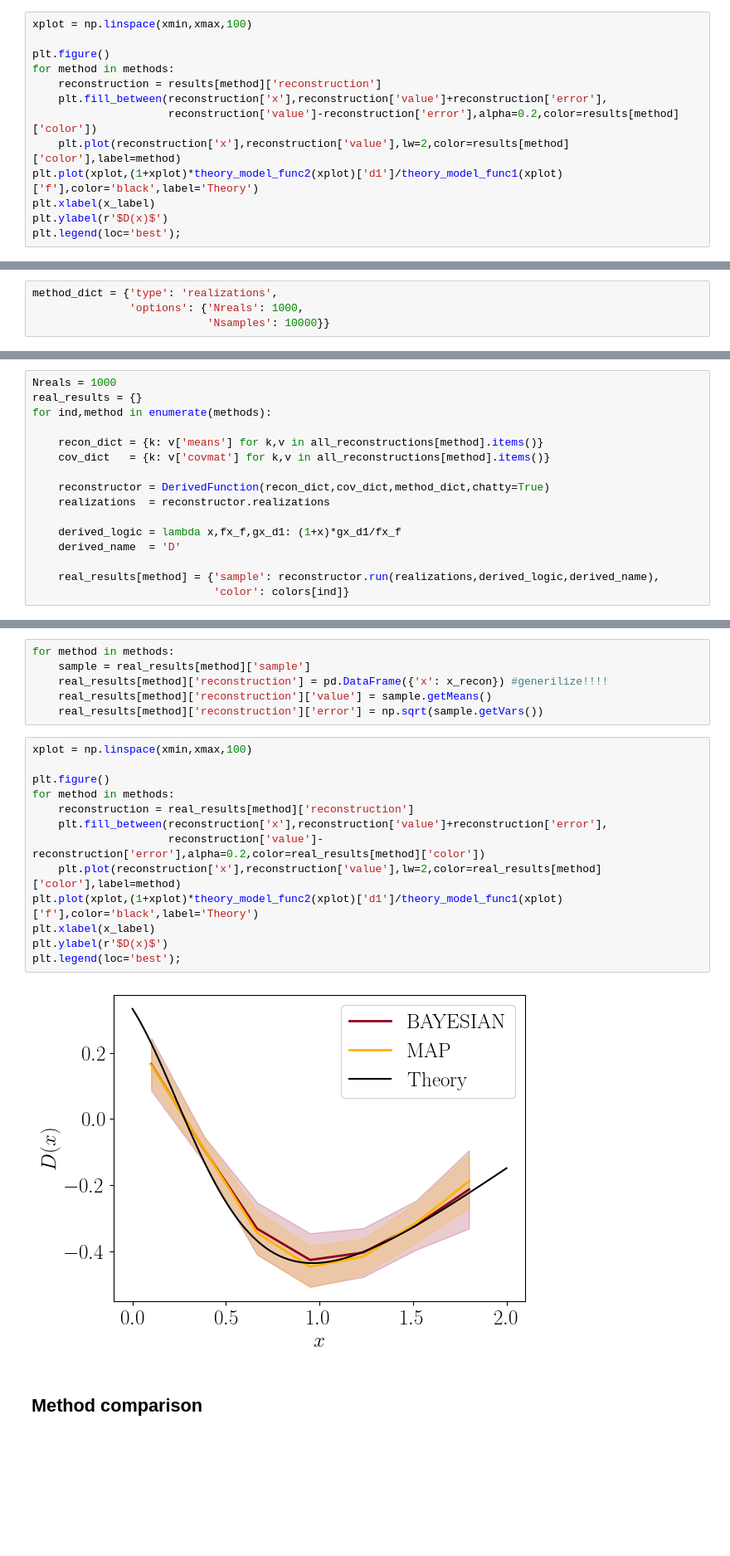
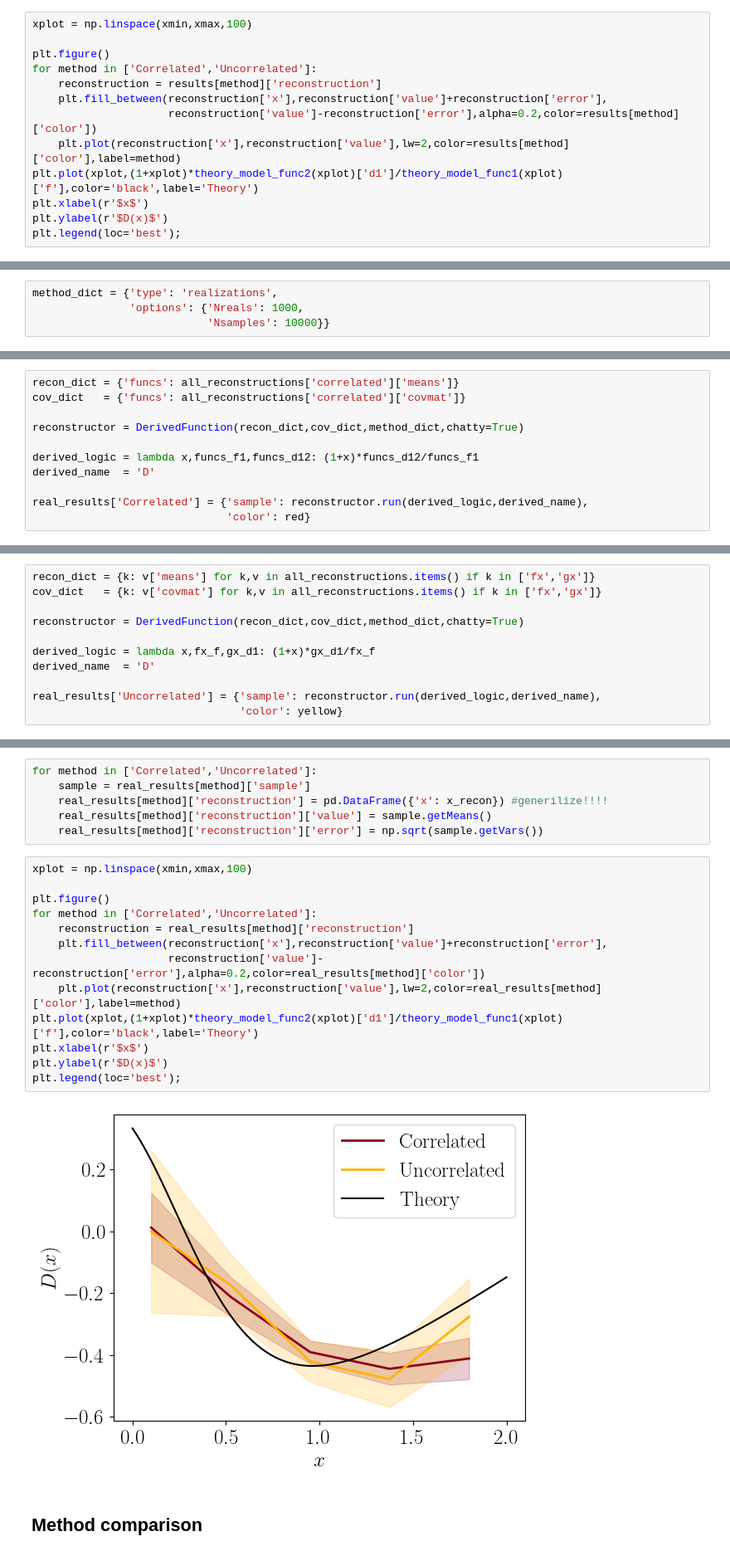
Before and after one commit to matmartinelli/CoRe, a Jupyter notebook: DEMO-derived_reconstruction.ipynb, the cells around one changed output, grey strips where cells are left out. Shown at 83% size. Cells and saved outputs as stored; diff of their text form; blank space fills up the shorter version.

Commit message:
implemented correlated datasets

```diff
--- a/DEMO-derived_reconstruction.ipynb
+++ b/DEMO-derived_reconstruction.ipynb
@@ -376,13 +417,13 @@ for method in methods:
 xplot = np.linspace(xmin,xmax,100)
 
 plt.figure()
-for method in methods:
+for method in ['Correlated','Uncorrelated']:
     reconstruction = results[method]['reconstruction']
     plt.fill_between(reconstruction['x'],reconstruction['value']+reconstruction['error'],
                      reconstruction['value']-reconstruction['error'],alpha=0.2,color=results[method]['color'])
     plt.plot(reconstruction['x'],reconstruction['value'],lw=2,color=results[method]['color'],label=method)
 plt.plot(xplot,(1+xplot)*theory_model_func2(xplot)['d1']/theory_model_func1(xplot)['f'],color='black',label='Theory')
-plt.xlabel(x_label)
+plt.xlabel(r'$x$')
 plt.ylabel(r'$D(x)$')
 plt.legend(loc='best');
 # %% [output]
@@ -395,0 +441,11 @@ method_dict = {'type': 'realizations',
+# %%
+recon_dict = {'funcs': all_reconstructions['correlated']['means']}
+cov_dict   = {'funcs': all_reconstructions['correlated']['covmat']}
+
+reconstructor = DerivedFunction(recon_dict,cov_dict,method_dict,chatty=True)
+
+derived_logic = lambda x,funcs_f1,funcs_d12: (1+x)*funcs_d12/funcs_f1
+derived_name  = 'D'
+
+real_results['Correlated'] = {'sample': reconstructor.run(derived_logic,derived_name),
+                              'color': red}
@@ -396,18 +456,13 @@ method_dict = {'type': 'realizations',
 # %%
-Nreals = 1000
-real_results = {}
-for ind,method in enumerate(methods):
+recon_dict = {k: v['means'] for k,v in all_reconstructions.items() if k in ['fx','gx']}
+cov_dict   = {k: v['covmat'] for k,v in all_reconstructions.items() if k in ['fx','gx']}
 
-    recon_dict = {k: v['means'] for k,v in all_reconstructions[method].items()}
-    cov_dict   = {k: v['covmat'] for k,v in all_reconstructions[method].items()}
+reconstructor = DerivedFunction(recon_dict,cov_dict,method_dict,chatty=True)
 
-    reconstructor = DerivedFunction(recon_dict,cov_dict,method_dict,chatty=True)
-    realizations  = reconstructor.realizations
+derived_logic = lambda x,fx_f,gx_d1: (1+x)*gx_d1/fx_f
+derived_name  = 'D'
 
-    derived_logic = lambda x,fx_f,gx_d1: (1+x)*gx_d1/fx_f
-    derived_name  = 'D'
-
-    real_results[method] = {'sample': reconstructor.run(realizations,derived_logic,derived_name),
-                            'color': colors[ind]}
+real_results['Uncorrelated'] = {'sample': reconstructor.run(derived_logic,derived_name),
+                                'color': yellow}
 # %% [output]
 Removed no burn in
@@ -435,5 +489,5 @@ g.fig.align_xlabels();
 # %%
-for method in methods:
+for method in ['Correlated','Uncorrelated']:
     sample = real_results[method]['sample']
     real_results[method]['reconstruction'] = pd.DataFrame({'x': x_recon}) #generilize!!!!
     real_results[method]['reconstruction']['value'] = sample.getMeans()
@@ -441,18 +495,18 @@ for method in methods:
 # %%
 xplot = np.linspace(xmin,xmax,100)
 
 plt.figure()
-for method in methods:
+for method in ['Correlated','Uncorrelated']:
     reconstruction = real_results[method]['reconstruction']
     plt.fill_between(reconstruction['x'],reconstruction['value']+reconstruction['error'],
                      reconstruction['value']-reconstruction['error'],alpha=0.2,color=real_results[method]['color'])
     plt.plot(reconstruction['x'],reconstruction['value'],lw=2,color=real_results[method]['color'],label=method)
 plt.plot(xplot,(1+xplot)*theory_model_func2(xplot)['d1']/theory_model_func1(xplot)['f'],color='black',label='Theory')
-plt.xlabel(x_label)
+plt.xlabel(r'$x$')
 plt.ylabel(r'$D(x)$')
 plt.legend(loc='best');
 # %% [output]
-[figure, old version]
+[figure, new version]
 # %% [markdown]
 ## Method comparison
 # %%
```
Also changed, not shown: parts of 46 cells of this notebook, 3 other files.
